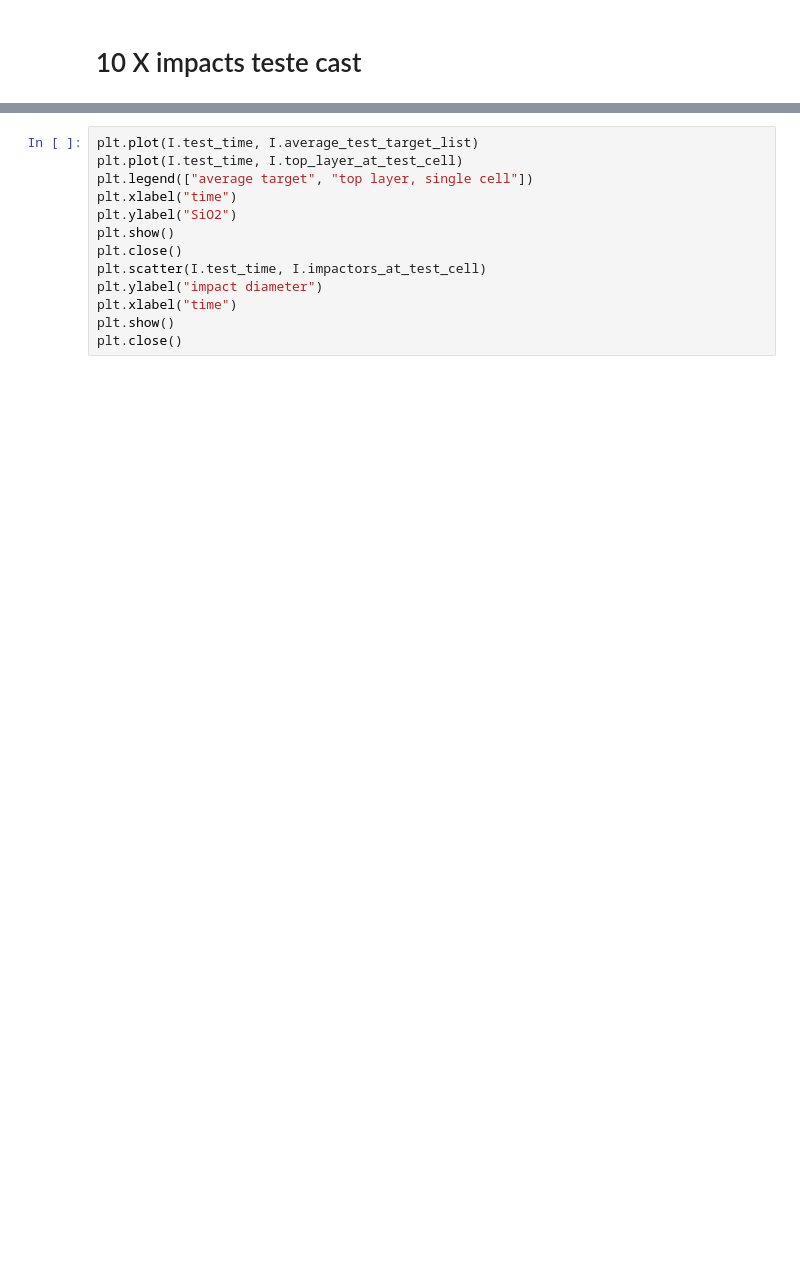
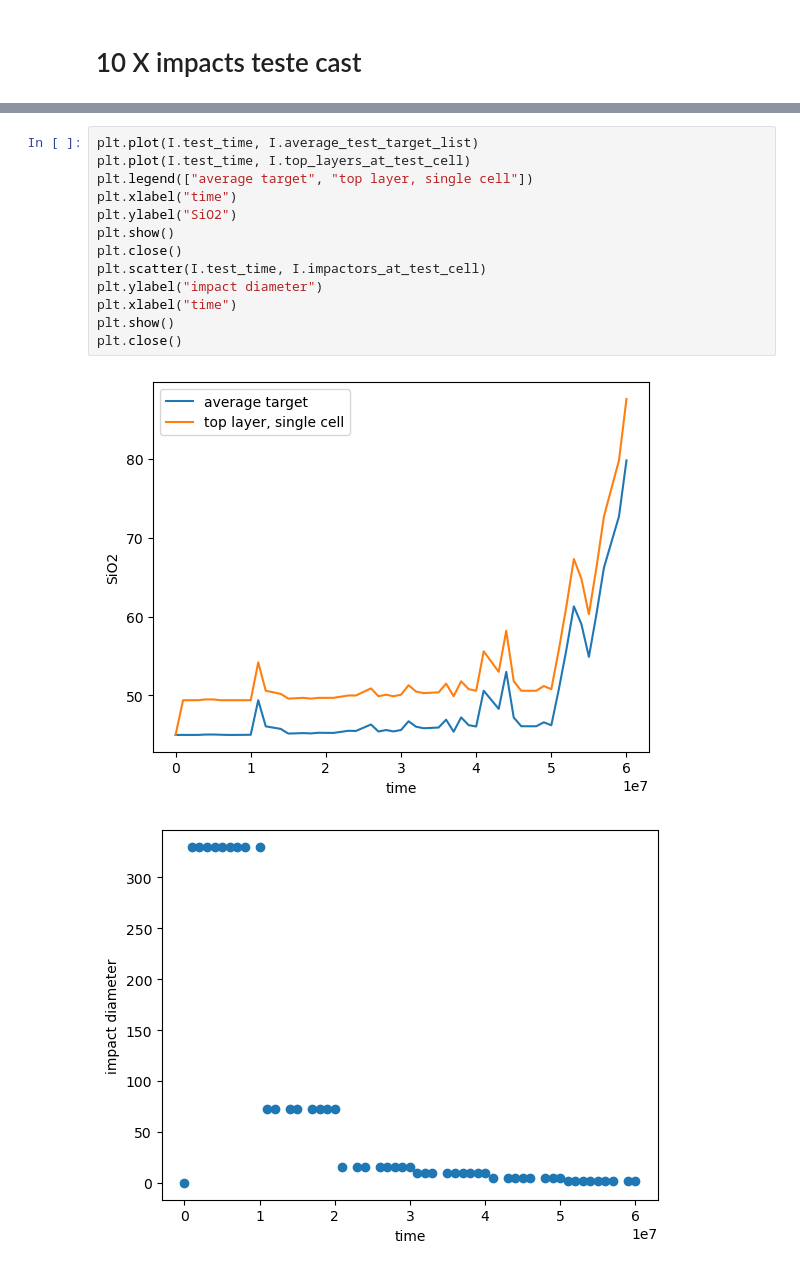
Before and after one commit to DualEarth/IMPaCS, a Jupyter notebook: impacts_prototype_with_test_case.ipynb, the cells around one changed output, grey strips where cells are left out. Saved outputs shown, nothing was run; the diff lists cells and outputs as text; blank space fills up the shorter version.

```diff
--- a/impacts_prototype_with_test_case.ipynb
+++ b/impacts_prototype_with_test_case.ipynb
@@ -356,13 +542,16 @@ for it, t in enumerate(df.index.values):
 # %%
 plt.plot(I.test_time, I.average_test_target_list)
-plt.plot(I.test_time, I.top_layer_at_test_cell)
+plt.plot(I.test_time, I.top_layers_at_test_cell)
 plt.legend(["average target", "top layer, single cell"])
 plt.xlabel("time")
 plt.ylabel("SiO2")
 plt.show()
 plt.close()
 plt.scatter(I.test_time, I.impactors_at_test_cell)
 plt.ylabel("impact diameter")
 plt.xlabel("time")
 plt.show()
 plt.close()
+# %% [output]
+[figure, added]
+[figure, added]
```
Also changed, not shown: parts of 12 cells of this notebook, 13 other files.
